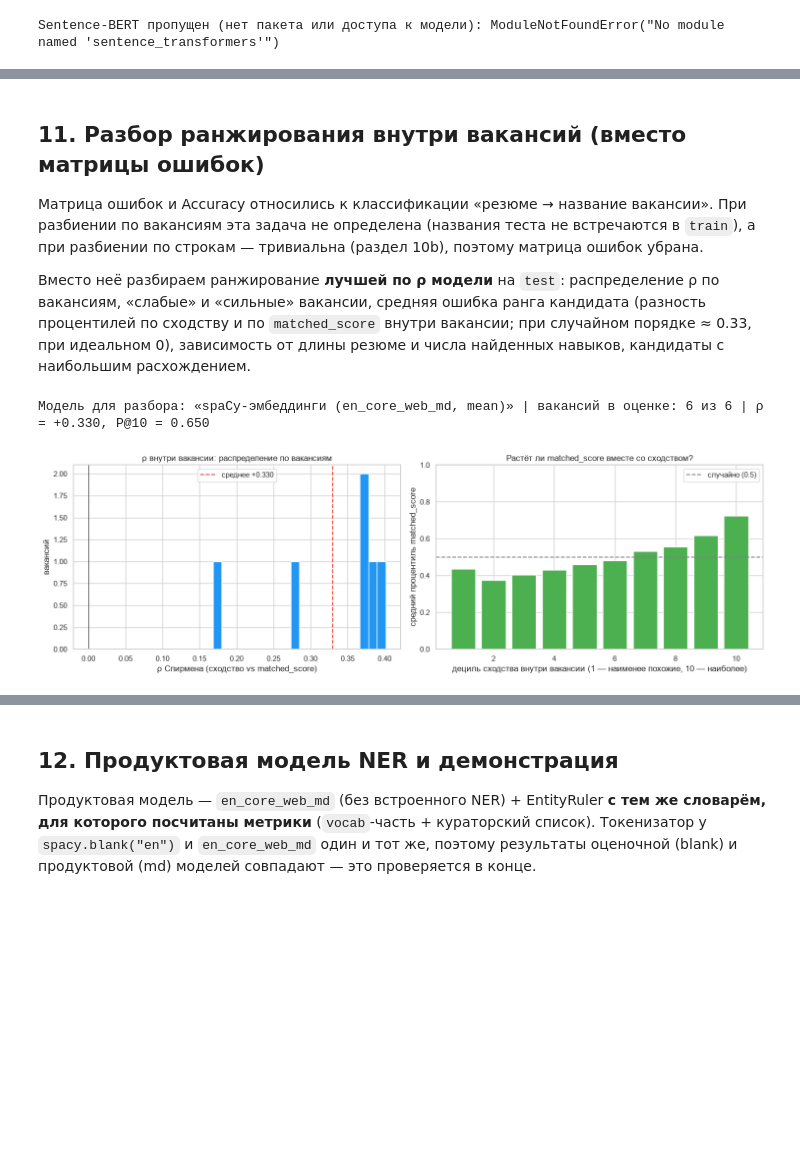
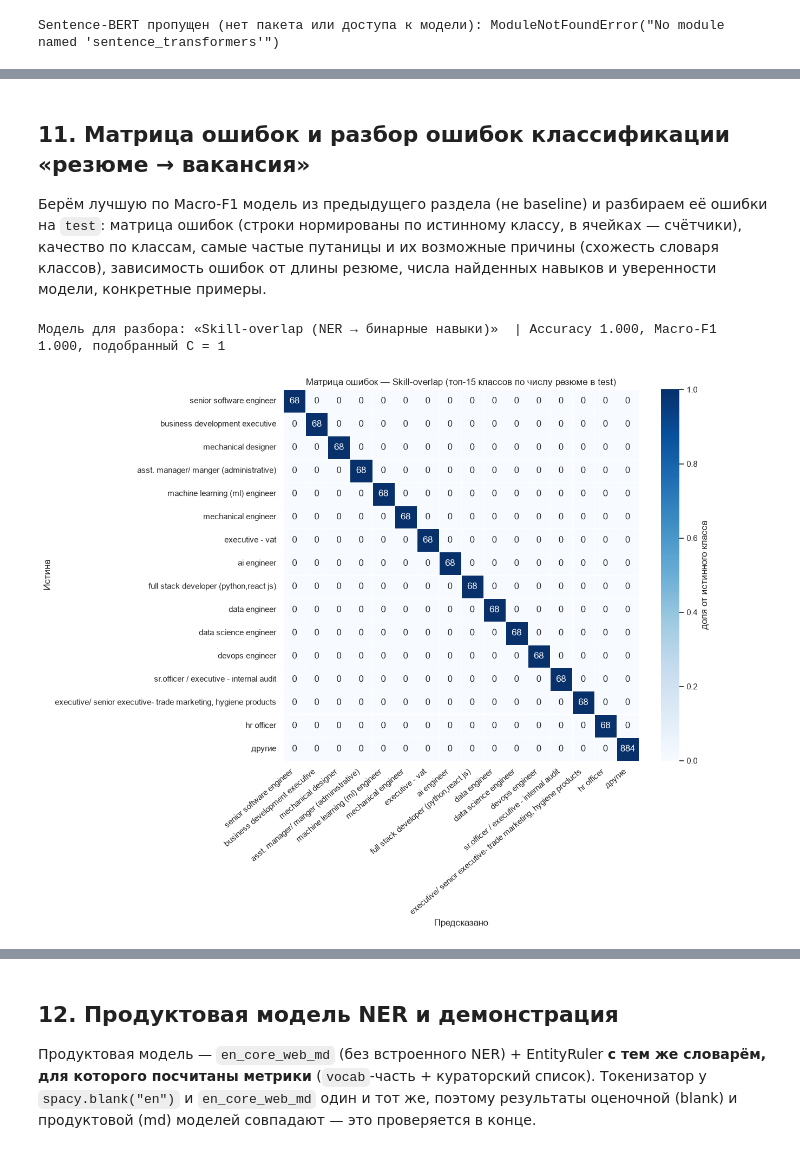
Before and after one commit to zhailaudaulet/cv-analyzer-final-project, a Jupyter notebook: nlp-project-fixed.ipynb, the cells around one changed output, grey strips where cells are left out. Cells and saved outputs as stored; diff of their text form; code cells hidden in the pictures; blank space fills up the shorter version.

```diff
--- a/nlp-project-fixed.ipynb
+++ b/nlp-project-fixed.ipynb
@@ -1363,17 +1315,13 @@ print("✓ Оцениваемый TF-IDF идентичен matcher.vectorizer (
 Навыков, найденных NER, но отсутствующих в индексе признаков: 0 (должно быть ~0)
 ✓ Оцениваемый TF-IDF идентичен matcher.vectorizer (тому, что будет сохранён в tfidf.pkl)
 # %%
-q_rows, r_rows = [], []
-for n, r in results.items():
-    k = r["rank"]
-    q_rows.append({"представление": n, "вакансий": k["n_vac"], "ρ внутри вакансии": k["rho"], "ρ 95% CI": fmt_ci(k["rho_ci"]),
-                   "P@10 (топ-20%)": k["p10"], "P@10 95% CI": fmt_ci(k["p10_ci"]), "P@10 случайно": k["base"],
-                   "поиск вакансии P@1": r["P@1"], "P@5": r["P@5"], "MRR": r["MRR"]})
-    r_rows.append({"представление": n, "fit, с": r["fit_s"], "кодирование test+вакансии, с": r["encode_s"], "латентность, мс/док": r["latency_ms"],
-                   "пик Python, MB": r["peak_py_mb"], "ΔRSS, MB": r["d_rss_mb"], "признаки, MB": r["feat_mb"], "модель, MB": r["model_mb"], "размерность": r["dim"]})
-quality = pd.DataFrame(q_rows).set_index("представление")
-resources = pd.DataFrame(r_rows).set_index("представление")
+cols = ["accuracy", "macro_f1", "P@1", "P@5", "P@10", "MRR", "fit_s", "encode_s", "clf_train_s", "latency_ms", "peak_py_mb", "d_rss_mb", "feat_mb", "model_mb", "dim"]
+res_df = pd.DataFrame({k: {c: v[c] for c in cols} for k, v in results.items()}).T
+res_df.columns = ["Accuracy", "Macro-F1", "P@1", "P@5", "P@10", "MRR", "fit, с", "encode train+test, с", "обучение clf, с",
+                  "латентность, мс/док", "пик Python, MB", "ΔRSS, MB", "признаки, MB", "модель, MB", "размерность"]
+res_df["Acc 95% CI"] = [f"[{v['acc_ci'][0]:.3f}; {v['acc_ci'][1]:.3f}]" for v in results.values()]
+res_df["F1 95% CI"] = [f"[{v['f1_ci'][0]:.3f}; {v['f1_ci'][1]:.3f}]" for v in results.values()]
 pd.set_option("display.width", 250, "display.max_columns", 30)
-print("КАЧЕСТВО (главная метрика — ρ внутри вакансии; «поиск вакансии» — вторично, см. 10b)"); display(quality.round(3))
-print("РЕСУРСЫ"); display(resources.astype(float).round(2))
+print("КАЧЕСТВО"); display(res_df[["Accuracy", "Acc 95% CI", "Macro-F1", "F1 95% CI", "P@1", "P@5", "P@10", "MRR"]].astype({c: float for c in ["Accuracy", "Macro-F1", "P@1", "P@5", "P@10", "MRR"]}).round(3))
+print("РЕСУРСЫ"); display(res_df[["fit, с", "encode train+test, с", "обучение clf, с", "латентность, мс/док", "пик Python, MB", "ΔRSS, MB", "признаки, MB", "модель, MB", "размерность"]].astype(float).round(2))
 # %% [output]
@@ -1651,43 +1512,31 @@ if rho_a.notna().any() and abl.loc[rho_a.idxmax(), "ρ 95% CI"] != "—":
 # %% [markdown]
-## 11. Разбор ранжирования внутри вакансий (вместо матрицы ошибок)
-Матрица ошибок и Accuracy относились к классификации «резюме → название вакансии». При разбиении по вакансиям эта задача не определена (названия теста не встречаются в `train`), а при разбиении по строкам — тривиальна (раздел 10b), поэтому матрица ошибок убрана.
-
-Вместо неё разбираем ранжирование **лучшей по ρ модели** на `test`: распределение ρ по вакансиям, «слабые» и «сильные» вакансии, средняя ошибка ранга кандидата (разность процентилей по сходству и по `matched_score` внутри вакансии; при случайном порядке ≈ 0.33, при идеальном 0), зависимость от длины резюме и числа найденных навыков, кандидаты с наибольшим расхождением.
+## 11. Матрица ошибок и разбор ошибок классификации «резюме → вакансия»
+Берём лучшую по Macro-F1 модель из предыдущего раздела (не baseline) и разбираем её ошибки на `test`: матрица ошибок (строки нормированы по истинному классу, в ячейках — счётчики), качество по классам, самые частые путаницы и их возможные причины (схожесть словаря классов), зависимость ошибок от длины резюме, числа найденных навыков и уверенности модели, конкретные примеры.
 # %%
+from sklearn.metrics import confusion_matrix, classification_report
+
+cls_models = {n: r for n, r in results.items() if r["pred"] is not None and not n.startswith("Baseline")}
+best_name = max(cls_models, key=lambda n: cls_models[n]["macro_f1"])
 R = results[best_name]
-own_best = R["own_sim"]
-vac_tbl = within_vacancy_ranking(own_best, ms_te, own_idx)
-vac_title = pd.Series(y_te).groupby(own_idx).first()                      # название вакансии по её номеру
-vac_tbl["title"] = vac_tbl["vacancy"].map(vac_title)
-HAVE_VAC = len(vac_tbl) > 0
-print(f"Модель для разбора: «{best_name}» | вакансий в оценке: {len(vac_tbl)} из {len(pool)} | ρ = {R['rank']['rho']:+.3f}, P@10 = {R['rank']['p10']:.3f}")
+y_pred, dec, classes_ = R["pred"], R["dec"], list(R["classes"])
+correct = (y_te == y_pred)
+print(f"Модель для разбора: «{best_name}»  | Accuracy {correct.mean():.3f}, Macro-F1 {R['macro_f1']:.3f}, подобранный C = {R['best_C']}")
 
-if not HAVE_VAC:
-    print(f"⚠ Нет вакансий с ≥ {MIN_CANDS_PER_VACANCY} кандидатами с matched_score — разбор ранжирования пропущен (см. MIN_CANDS_PER_VACANCY / SPLIT_FRACTIONS).")
-else:
-    # процентильные ранги внутри вакансии: по сходству и по matched_score
-    ev = pd.DataFrame({"vac": own_idx, "sim": own_best, "ms": ms_te})
-    ev["ok"] = ev["vac"].isin(set(vac_tbl["vacancy"])) & ev["ms"].notna()
-    ev["pct_sim"] = np.nan; ev["pct_ms"] = np.nan
-    _g = ev[ev["ok"]].groupby("vac")
-    ev.loc[ev["ok"], "pct_sim"] = _g["sim"].rank(pct=True)
-    ev.loc[ev["ok"], "pct_ms"] = _g["ms"].rank(pct=True)
-    ev["rank_err"] = (ev["pct_sim"] - ev["pct_ms"]).abs()
+support = Counter(y_te)
+labels_all = [c for c in CLASSES if support[c] > 0]
+show = [c for c, _ in support.most_common(15)]
+has_other = len(show) < len(labels_all)
+col = lambda y: np.array([v if v in show else "другие" for v in y])
+cm_labels = show + (["другие"] if has_other else [])
+cm = confusion_matrix(col(y_te), col(y_pred), labels=cm_labels)
+cm_norm = np.divide(cm, cm.sum(1, keepdims=True), out=np.zeros(cm.shape, dtype=float), where=cm.sum(1, keepdims=True) > 0)
 
-    fig, axes = plt.subplots(1, 2, figsize=(15, 4.8))
-    axes[0].hist(vac_tbl["rho"], bins=20, color="#2196F3", edgecolor="white")
-    axes[0].axvline(0, color="k", lw=0.8)
-    axes[0].axvline(vac_tbl["rho"].mean(), color="#F44336", ls="--", label=f"среднее {vac_tbl['rho'].mean():+.3f}")
-    axes[0].set_title("ρ внутри вакансии: распределение по вакансиям"); axes[0].set_xlabel("ρ Спирмена (сходство vs matched_score)"); axes[0].set_ylabel("вакансий"); axes[0].legend()
-
-    e = ev[ev["ok"]]
-    dec = e.groupby(pd.cut(e["pct_sim"], np.linspace(0, 1, 11), include_lowest=True), observed=False)["pct_ms"].mean()
-    axes[1].bar(range(1, len(dec) + 1), dec.values, color="#4CAF50")
-    axes[1].axhline(0.5, color="gray", ls="--", label="случайно (0.5)")
-    axes[1].set_xlabel("дециль сходства внутри вакансии (1 — наименее похожие, 10 — наиболее)"); axes[1].set_ylabel("средний процентиль matched_score")
-    axes[1].set_title("Растёт ли matched_score вместе со сходством?"); axes[1].set_ylim(0, 1); axes[1].legend()
-    plt.tight_layout(); plt.show()
+fig, ax = plt.subplots(figsize=(13, 10.5))
+sns.heatmap(cm_norm, annot=cm, fmt="d", cmap="Blues", vmin=0, vmax=1, xticklabels=cm_labels, yticklabels=cm_labels,
+            cbar_kws={"label": "доля от истинного класса"}, linewidths=0.4, ax=ax)
+ax.set_xlabel("Предсказано"); ax.set_ylabel("Истина"); ax.set_title(f"Матрица ошибок — {best_name.split(' (')[0]} (топ-{len(show)} классов по числу резюме в test)")
+plt.xticks(rotation=40, ha="right"); plt.tight_layout(); plt.show()
 # %% [output]
-Модель для разбора: «spaCy-эмбеддинги (en_core_web_md, mean)» | вакансий в оценке: 6 из 6 | ρ = +0.330, P@10 = 0.650
+Модель для разбора: «Skill-overlap (NER → бинарные навыки)»  | Accuracy 1.000, Macro-F1 1.000, подобранный C = 1
-[figure, old version]
+[figure, new version]
 # %%
```
Also changed, not shown: parts of 42 cells of this notebook, 4 other files.
